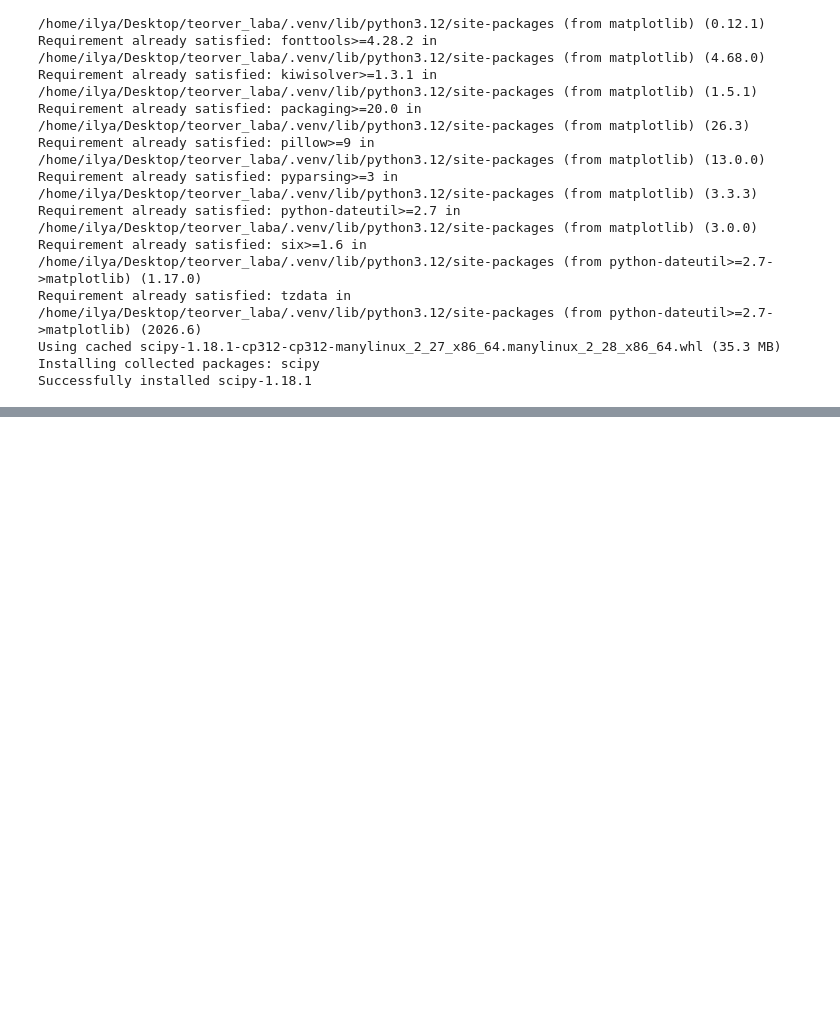
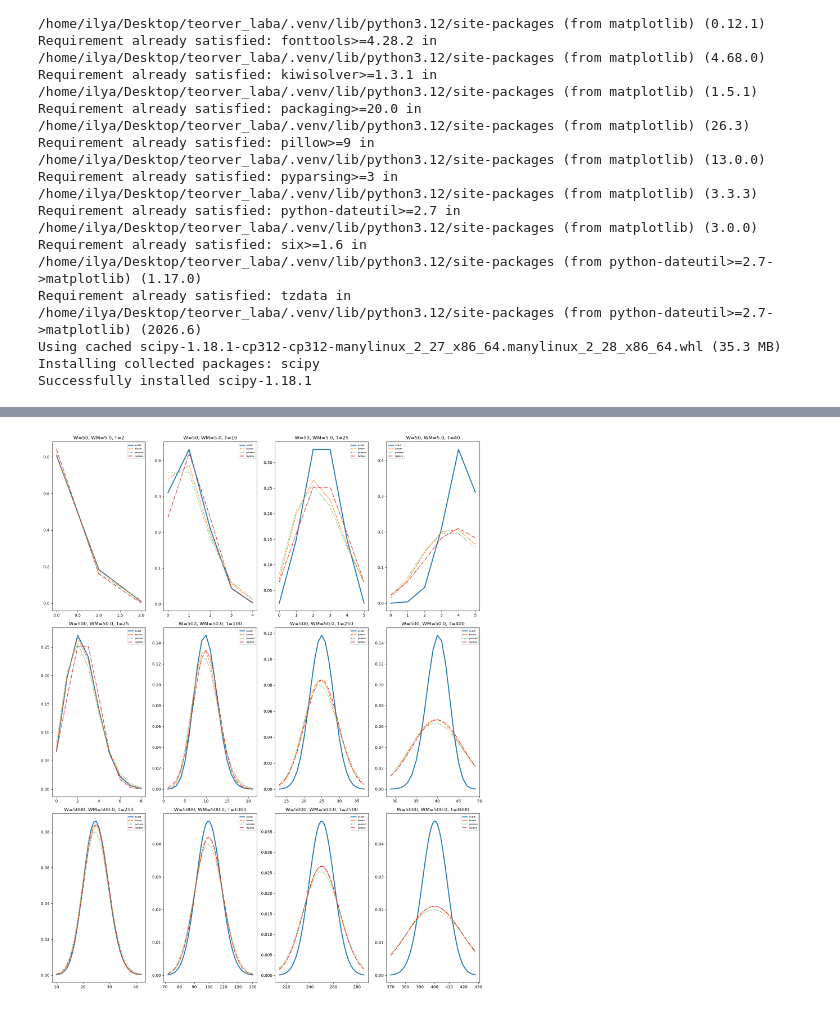
Before and after one commit to ilyakosstin/proba_billy_tea_1, a Jupyter notebook: 4/solution.ipynb, the cells around one changed output, grey strips where cells are left out. Drawn from its saved outputs; the diff is of its cells as text; code cells hidden in the pictures; blank space fills up the shorter version.

```diff
--- a/4/solution.ipynb
+++ b/4/solution.ipynb
@@ -60,0 +77,52 @@ plt.show()
+# %%
+from scipy.stats import hypergeom
+
+def hyperheom_exact(whole, whole_marked, take, expect_marked):
+    return hypergeom.pmf(expect_marked, whole, whole_marked, take)
+
+def hyperheom_binom(whole, whole_marked, take, expect_marked):
+    return binom_exact_prob(expect_marked, take, whole_marked / whole)
+
+def hyperheom_binom_poisson(whole, whole_marked, take, expect_marked):
+    return binom_poisson_prob(expect_marked, take, whole_marked / whole)
+
+def hyperheom_binom_moivre_laplace(whole, whole_marked, take, expect_marked):
+    return binom_moivre_laplace(expect_marked, take, whole_marked / whole)
+# %%
+
+params = [
+    (50, 50 * 0.1),
+    (500, 500 * 0.1),
+    (5000, 5000 * 0.1),
+]
+take_coefs = [0.05, 0.2, 0.5, 0.8]
+threshold = 1e-4
+
+fig, axes = plt.subplots(len(params), len(take_coefs), figsize=(16, 20))
+
+for i, (whole, whole_marked) in enumerate(params):
+    for j, take_coef in enumerate(take_coefs):
+
+        take = int(take_coef * whole)
+
+        ax = axes[i, j]
+        ks = np.arange(0, take + 1)
+        exact = hyperheom_exact(whole, whole_marked, take, ks)
+        binom_approx = hyperheom_binom(whole, whole_marked, take, ks)
+        poiss = hyperheom_binom_poisson(whole, whole_marked, take, ks)
+        lapl = hyperheom_binom_moivre_laplace(whole, whole_marked, take, ks)
+
+        mask = (exact > threshold) & (binom_approx > threshold) & (poiss > threshold) & (lapl > threshold)
+
+        ax.plot(ks[mask], exact[mask], label="exact", linewidth=2.5)
+        ax.plot(ks[mask], binom_approx[mask], label="binom", linestyle="--")
+        ax.plot(ks[mask], poiss[mask], label="poisson", linestyle="dotted")
+        ax.plot(ks[mask], lapl[mask], label="laplace", linestyle="dashdot")
+
+        ax.set_title(f"W={whole}, WM={whole_marked}, T={take}")
+        ax.legend(fontsize=6)
+
+plt.tight_layout()
+plt.show()
+# %% [output]
+[figure, added]
```
Also changed, not shown: parts of 6 cells of this notebook, 2 other files.
